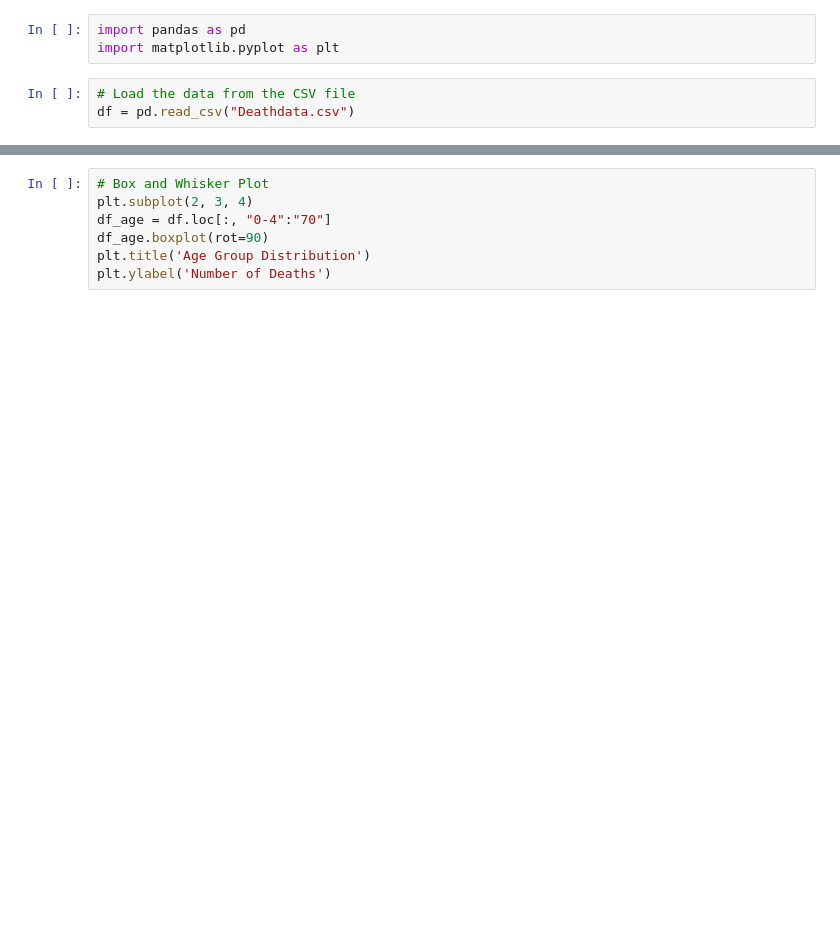
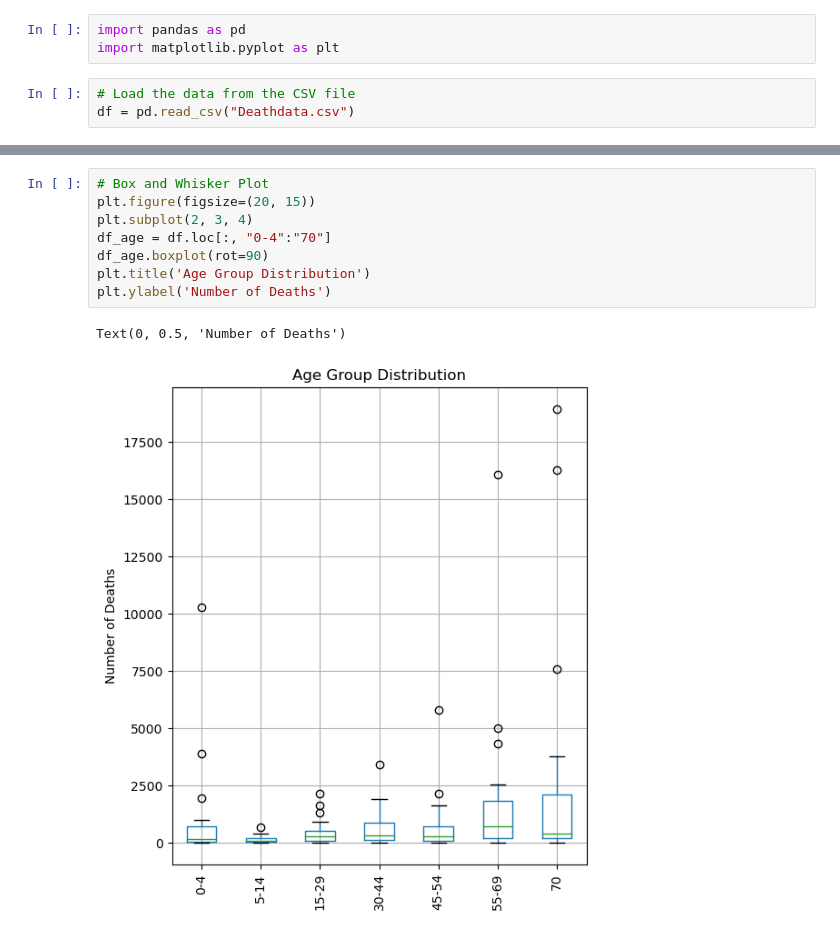
Before and after one commit to rahulraj14994/Deathdata, a Jupyter notebook: Deathdata.ipynb, the cells around one changed output, grey strips where cells are left out. Saved outputs shown, nothing was run; the diff lists cells and outputs as text; blank space fills up the shorter version.

```diff
--- a/Deathdata.ipynb
+++ b/Deathdata.ipynb
@@ -43,9 +44,13 @@ plt.ylabel('Frequency')
 # %%
 # Box and Whisker Plot
+plt.figure(figsize=(20, 15))
 plt.subplot(2, 3, 4)
 df_age = df.loc[:, "0-4":"70"]
 df_age.boxplot(rot=90)
 plt.title('Age Group Distribution')
 plt.ylabel('Number of Deaths')
+# %% [output]
+Text(0, 0.5, 'Number of Deaths')
+[figure, added]
 # %%
 # Scatter Plot
```
Also changed, not shown: parts of 6 cells of this notebook.
